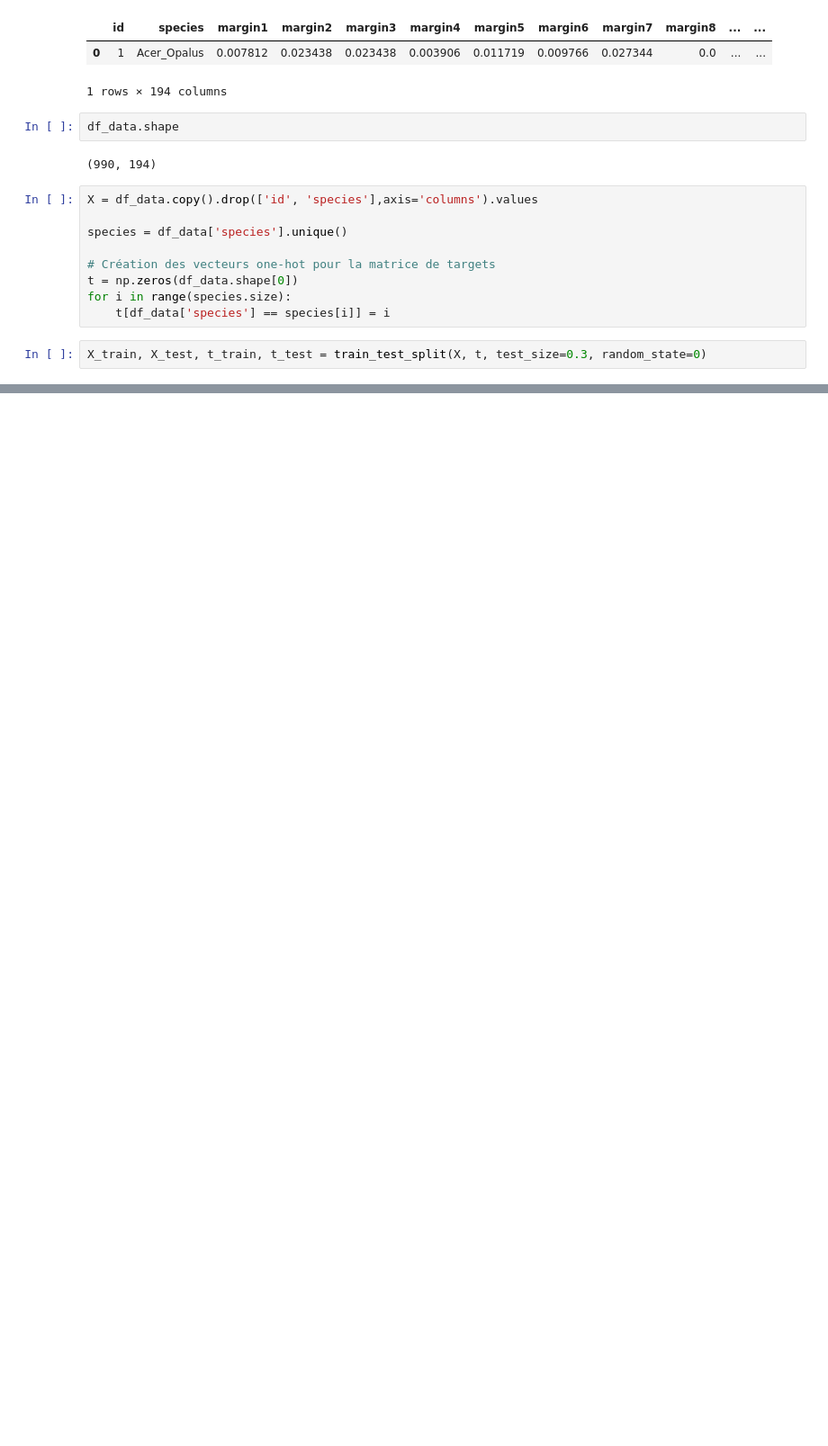
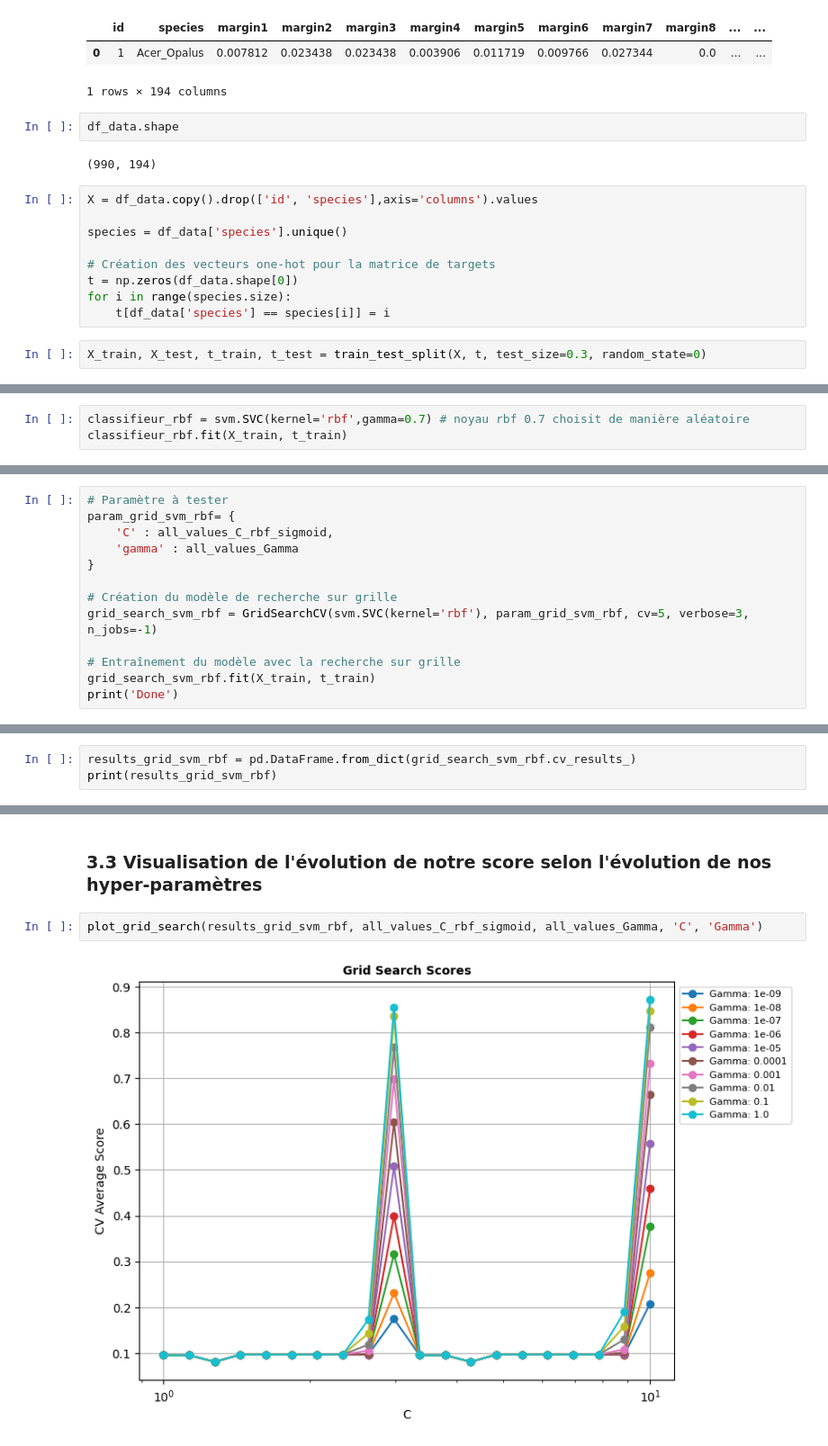
Before and after one commit to Alexandre-Leclercq/technique_apprentissage_projet, a Jupyter notebook: notebook/SVM.ipynb, the cells around one changed output, grey strips where cells are left out. Shown at 90% size. Saved outputs shown, nothing was run; the diff lists cells and outputs as text; blank space fills up the shorter version.

```diff
--- a/notebook/SVM.ipynb
+++ b/notebook/SVM.ipynb
@@ -151,0 +145,3 @@ Score best X_test, t_test :  0.8619528619528619
+# %%
+classifieur_rbf = svm.SVC(kernel='rbf',gamma=0.7) # noyau rbf 0.7 choisit de manière aléatoire
+classifieur_rbf.fit(X_train, t_train)
@@ -151,0 +156,13 @@ Score best X_test, t_test :  0.8619528619528619
+# %%
+# Paramètre à tester
+param_grid_svm_rbf= {
+    'C' : all_values_C_rbf_sigmoid,
+    'gamma' : all_values_Gamma
+}
+
+# Création du modèle de recherche sur grille
+grid_search_svm_rbf = GridSearchCV(svm.SVC(kernel='rbf'), param_grid_svm_rbf, cv=5, verbose=3, n_jobs=-1)
+
+# Entraînement du modèle avec la recherche sur grille
+grid_search_svm_rbf.fit(X_train, t_train)
+print('Done')
@@ -151,0 +172,3 @@ Score best X_test, t_test :  0.8619528619528619
+# %%
+results_grid_svm_rbf = pd.DataFrame.from_dict(grid_search_svm_rbf.cv_results_)
+print(results_grid_svm_rbf)
@@ -151,0 +204,6 @@ Score best X_test, t_test :  0.8619528619528619
+# %% [markdown]
+### 3.3 Visualisation de l'évolution de notre score selon l'évolution de nos hyper-paramètres
+# %%
+plot_grid_search(results_grid_svm_rbf, all_values_C_rbf_sigmoid, all_values_Gamma, 'C', 'Gamma')
+# %% [output]
+[figure, added]
```
Also changed, not shown: parts of 61 cells of this notebook.
